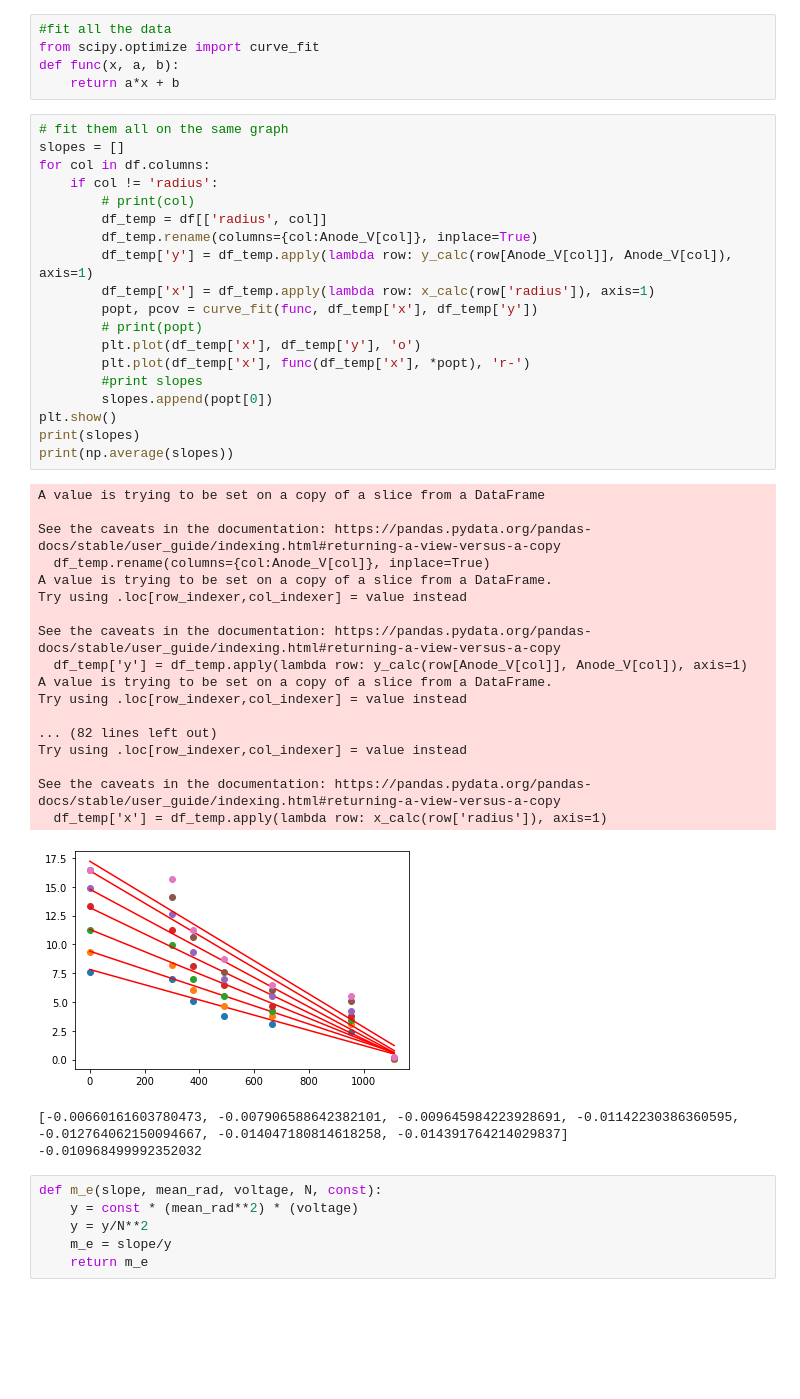
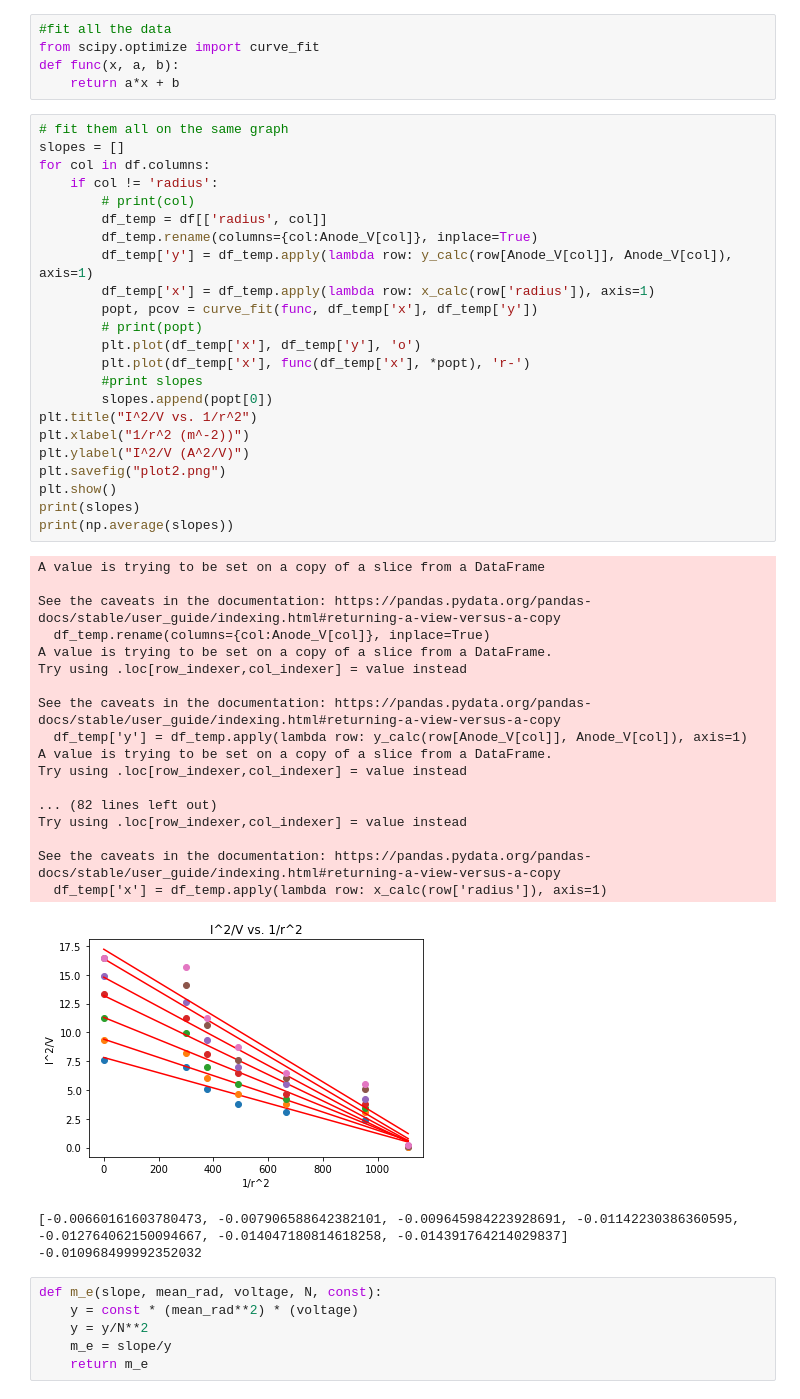
Before and after one commit to udiram/Physics-2P03, a Jupyter notebook: charge_to_mass/analysis_multiple.ipynb, the cells around one changed output. Drawn from its saved outputs; the diff is of its cells as text; blank space fills up the shorter version.

```diff
--- a/charge_to_mass/analysis_multiple.ipynb
+++ b/charge_to_mass/analysis_multiple.ipynb
@@ -106,34 +106,38 @@ for col in df.columns:
         df_temp.rename(columns={col:Anode_V[col]}, inplace=True)
         df_temp['y'] = df_temp.apply(lambda row: y_calc(row[Anode_V[col]], Anode_V[col]), axis=1)
         df_temp['x'] = df_temp.apply(lambda row: x_calc(row['radius']), axis=1)
         popt, pcov = curve_fit(func, df_temp['x'], df_temp['y'])
         # print(popt)
         plt.plot(df_temp['x'], df_temp['y'], 'o')
         plt.plot(df_temp['x'], func(df_temp['x'], *popt), 'r-')
         #print slopes
         slopes.append(popt[0])
+plt.title("I^2/V vs. 1/r^2")
+plt.xlabel("1/r^2 (m^-2))")
+plt.ylabel("I^2/V (A^2/V)")
+plt.savefig("plot2.png")
 plt.show()
 print(slopes)
 print(np.average(slopes))
 # %% [output]
 A value is trying to be set on a copy of a slice from a DataFrame
 
 See the caveats in the documentation: https://pandas.pydata.org/pandas-docs/stable/user_guide/indexing.html#returning-a-view-versus-a-copy
   df_temp.rename(columns={col:Anode_V[col]}, inplace=True)
 A value is trying to be set on a copy of a slice from a DataFrame.
 Try using .loc[row_indexer,col_indexer] = value instead
 
 See the caveats in the documentation: https://pandas.pydata.org/pandas-docs/stable/user_guide/indexing.html#returning-a-view-versus-a-copy
   df_temp['y'] = df_temp.apply(lambda row: y_calc(row[Anode_V[col]], Anode_V[col]), axis=1)
 A value is trying to be set on a copy of a slice from a DataFrame.
 Try using .loc[row_indexer,col_indexer] = value instead
 
 ... (82 lines left out)
 Try using .loc[row_indexer,col_indexer] = value instead
 
 See the caveats in the documentation: https://pandas.pydata.org/pandas-docs/stable/user_guide/indexing.html#returning-a-view-versus-a-copy
   df_temp['x'] = df_temp.apply(lambda row: x_calc(row['radius']), axis=1)
-[figure, old version]
+[figure, new version]
 [-0.00660161603780473, -0.007906588642382101, -0.009645984223928691, -0.01142230386360595, -0.012764062150094667, -0.014047180814618258, -0.014391764214029837]
 -0.010968499992352032
 # %%
```
Also changed, not shown: 4 other files.
